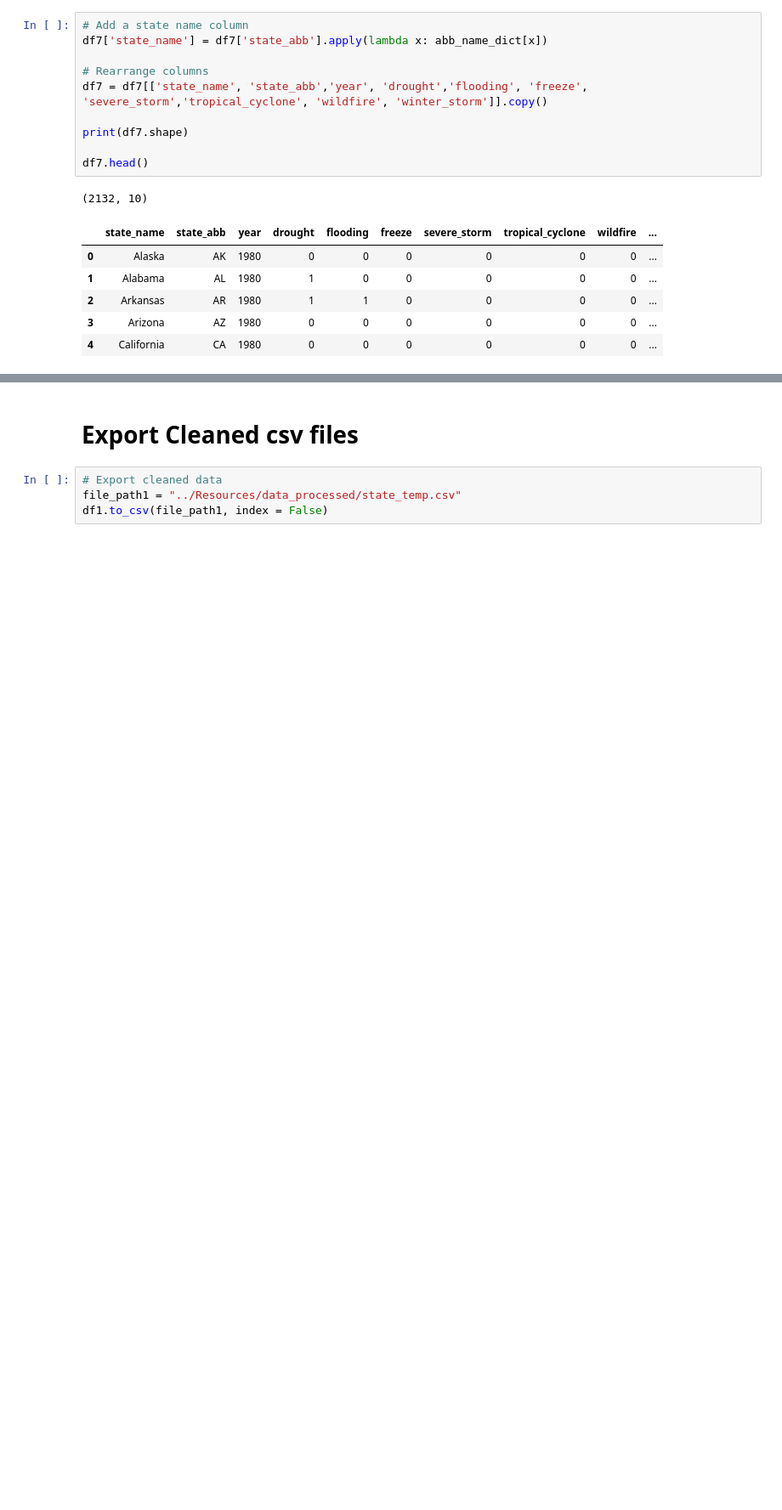
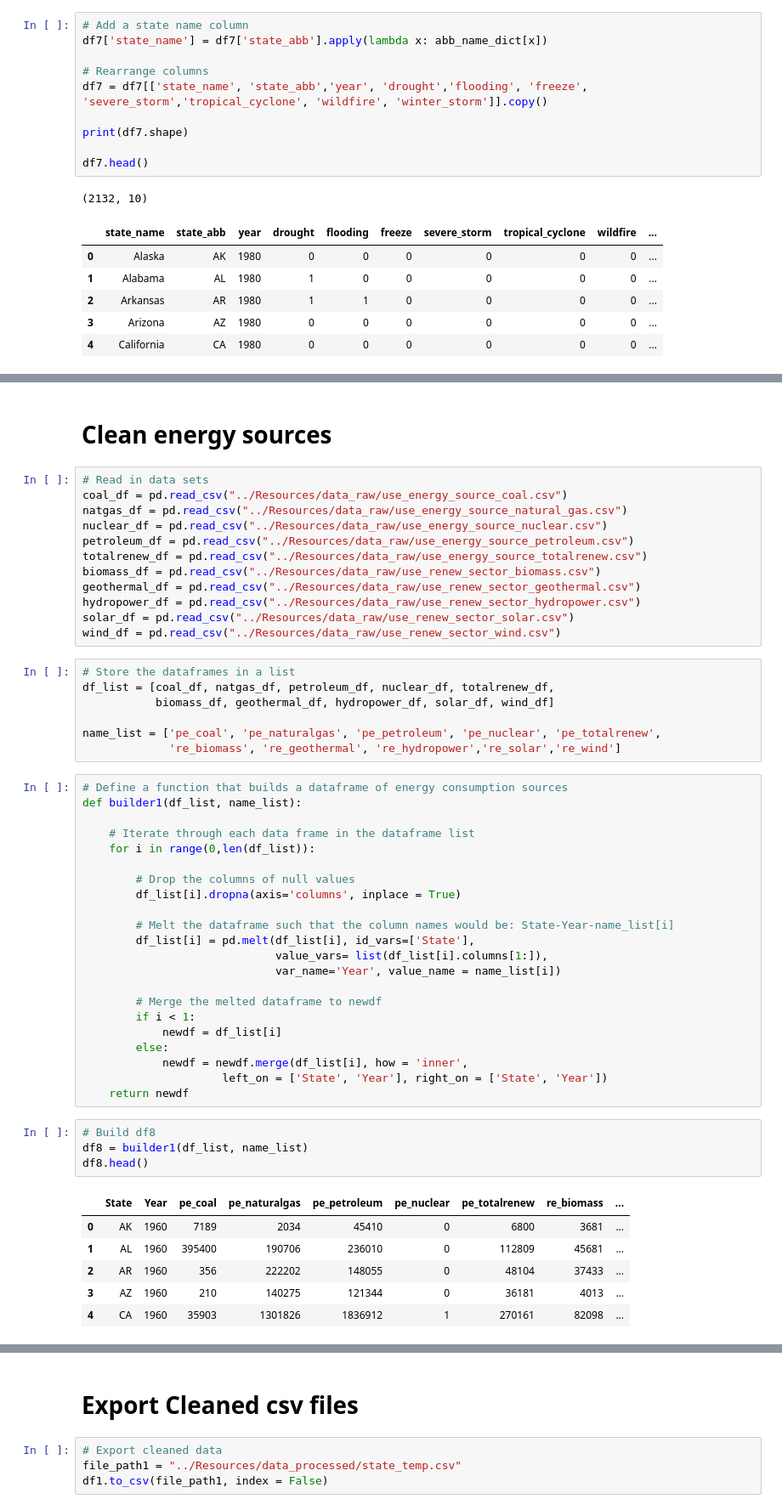
Before and after one commit to irenedepacina/final_project, a Jupyter notebook: Data_Processing/ETL.ipynb, the cells around one changed output, grey strips where cells are left out. Shown: that part at 85% size. Saved outputs shown, nothing was run; the diff lists cells and outputs as text; blank space fills up the shorter version.

Commit message:
Cleaned state_energy.csv

```diff
--- a/Data_Processing/ETL.ipynb
+++ b/Data_Processing/ETL.ipynb
@@ -585,0 +658,54 @@ df7.head()
+# %% [markdown]
+# Clean energy sources
+# %%
+# Read in data sets
+coal_df = pd.read_csv("../Resources/data_raw/use_energy_source_coal.csv")
+natgas_df = pd.read_csv("../Resources/data_raw/use_energy_source_natural_gas.csv")
+nuclear_df = pd.read_csv("../Resources/data_raw/use_energy_source_nuclear.csv")
+petroleum_df = pd.read_csv("../Resources/data_raw/use_energy_source_petroleum.csv")
+totalrenew_df = pd.read_csv("../Resources/data_raw/use_energy_source_totalrenew.csv")
+biomass_df = pd.read_csv("../Resources/data_raw/use_renew_sector_biomass.csv")
+geothermal_df = pd.read_csv("../Resources/data_raw/use_renew_sector_geothermal.csv")
+hydropower_df = pd.read_csv("../Resources/data_raw/use_renew_sector_hydropower.csv")
+solar_df = pd.read_csv("../Resources/data_raw/use_renew_sector_solar.csv")
+wind_df = pd.read_csv("../Resources/data_raw/use_renew_sector_wind.csv")
+# %%
+# Store the dataframes in a list
+df_list = [coal_df, natgas_df, petroleum_df, nuclear_df, totalrenew_df,
+           biomass_df, geothermal_df, hydropower_df, solar_df, wind_df]
+
+name_list = ['pe_coal', 'pe_naturalgas', 'pe_petroleum', 'pe_nuclear', 'pe_totalrenew',
+             're_biomass', 're_geothermal', 're_hydropower','re_solar','re_wind']
+# %%
+# Define a function that builds a dataframe of energy consumption sources
+def builder1(df_list, name_list):
+
+    # Iterate through each data frame in the dataframe list
+    for i in range(0,len(df_list)):
+
+        # Drop the columns of null values
+        df_list[i].dropna(axis='columns', inplace = True)
+
+        # Melt the dataframe such that the column names would be: State-Year-name_list[i]
+        df_list[i] = pd.melt(df_list[i], id_vars=['State'],
+                             value_vars= list(df_list[i].columns[1:]),
+                             var_name='Year', value_name = name_list[i])
+
+        # Merge the melted dataframe to newdf
+        if i < 1:
+            newdf = df_list[i]
+        else:
+            newdf = newdf.merge(df_list[i], how = 'inner',
+                     left_on = ['State', 'Year'], right_on = ['State', 'Year'])
+    return newdf
+# %%
+# Build df8
+df8 = builder1(df_list, name_list)
+df8.head()
+# %% [output]
+|  | State | Year | pe_coal | pe_naturalgas | pe_petroleum | pe_nuclear | pe_totalrenew | re_biomass | ... |
+| 0 | AK | 1960 | 7189 | 2034 | 45410 | 0 | 6800 | 3681 | ... |
+| 1 | AL | 1960 | 395400 | 190706 | 236010 | 0 | 112809 | 45681 | ... |
+| 2 | AR | 1960 | 356 | 222202 | 148055 | 0 | 48104 | 37433 | ... |
+| 3 | AZ | 1960 | 210 | 140275 | 121344 | 0 | 36181 | 4013 | ... |
+| 4 | CA | 1960 | 35903 | 1301826 | 1836912 | 1 | 270161 | 82098 | ... |
```
Also changed, not shown: parts of 17 cells of this notebook, 13 other files.
